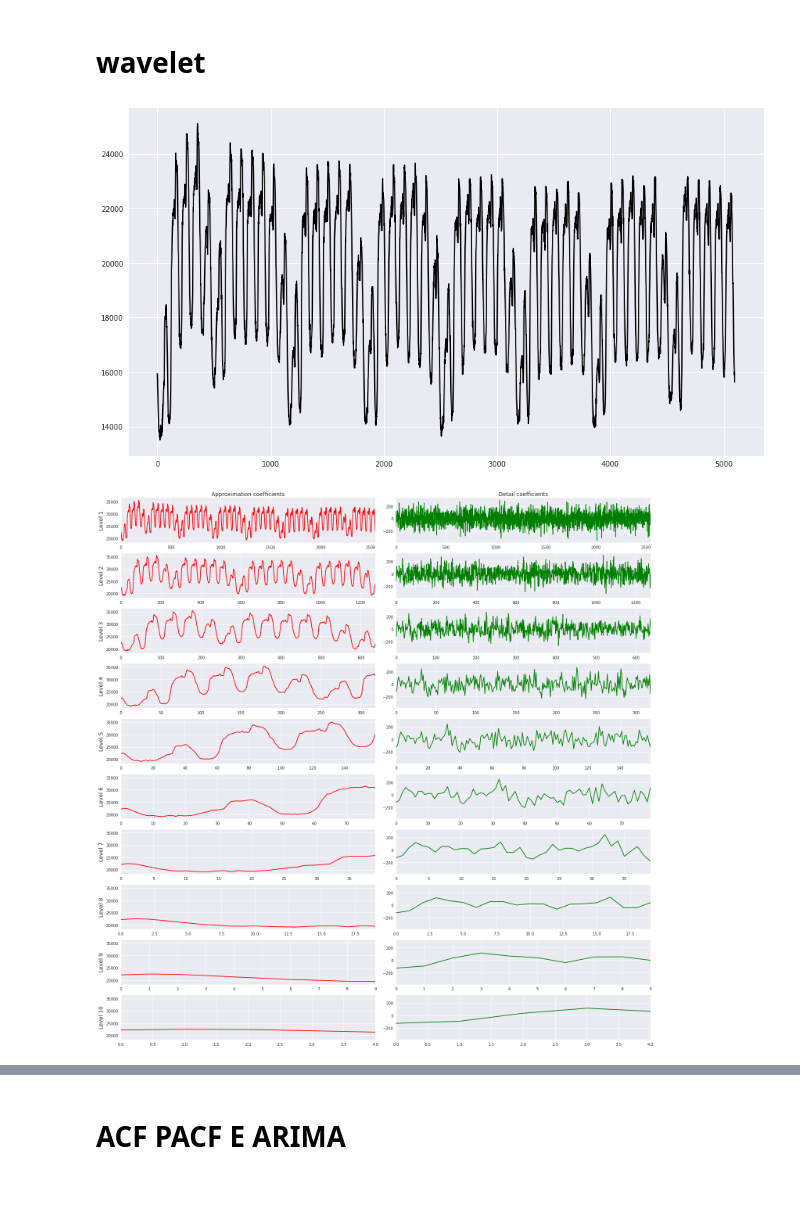
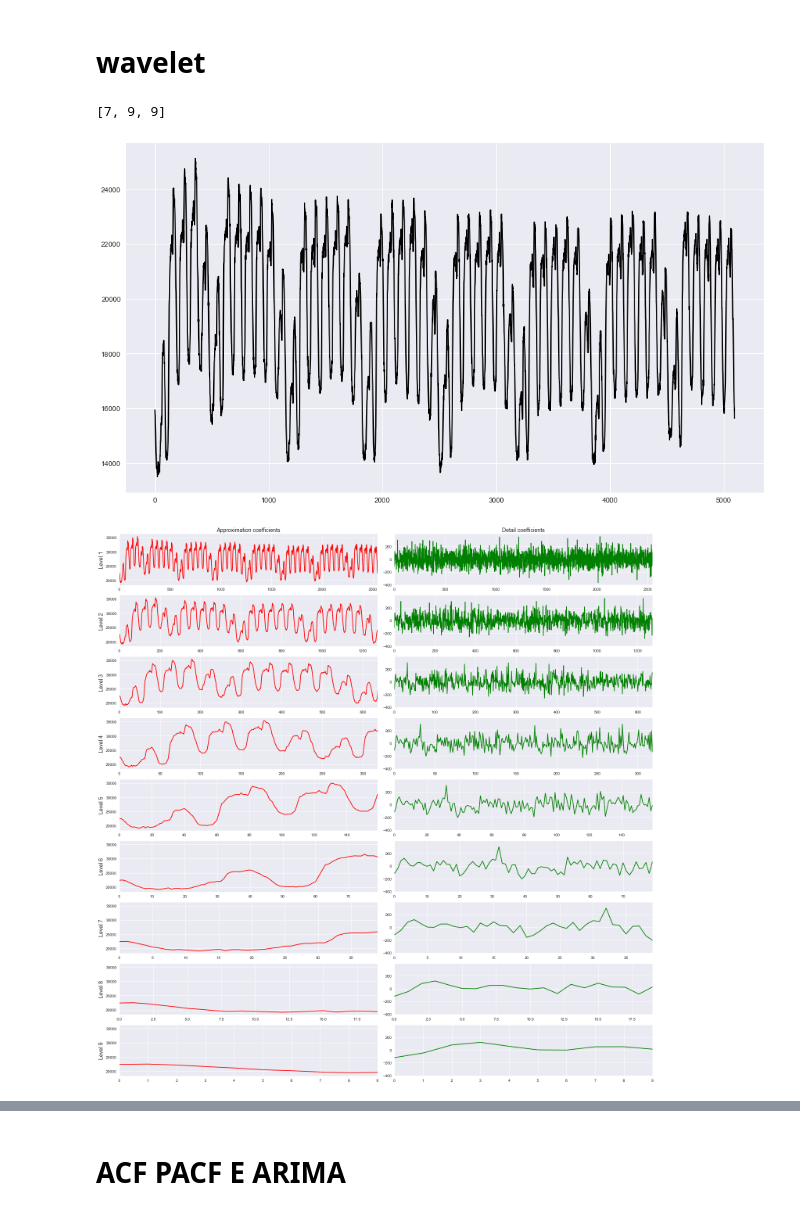
Before and after one commit to Nuelam9/Report-2, a Jupyter notebook: Codice.ipynb, the cells around one changed output, grey strips where cells are left out. Cells and saved outputs as stored; diff of their text form; code cells hidden in the pictures.

Commit message:
wavelet_denoising func updates

```diff
--- a/Codice.ipynb
+++ b/Codice.ipynb
@@ -419,36 +420,12 @@ plt.ylim(0, 0.0001);
 # %% [markdown]
 # wavelet
-# %%
-t = Electric.Seconds[:5096].values / (15*60)
-data = Vol_shift[:5096].values
-data = Electric.Load[:5096]
-
-plt.plot(t, data, c='k')
-plt.show()
-
-waveletname = 'sym5' #  'sym5' #'coif5'  #
-
-levels=10
-dec=2
-fig, axarr = plt.subplots(nrows=levels, ncols=2, figsize=(20,20))
-for ii in range(levels):
-    (globals()['data_l%d' %(ii + 1)], globals()['c_l%d' %(ii + 1)]) = pywt.dwt(data, waveletname)
-    axarr[ii, 0].plot(globals()['data_l%d' %(ii + 1)], 'r')
-    axarr[ii, 0].set_xlim(t[0]//dec,t[-1]//dec)
-    axarr[ii, 1].plot(globals()['c_l%d' %(ii + 1)], 'g')
-    axarr[ii, 1].set_xlim(t[0]//dec,t[-1]//dec)
-    axarr[ii, 0].set_ylabel("Level {}".format(ii + 1), fontsize=14, rotation=90)
-    #axarr[ii, 0].set_yticklabels([])
-    dec=dec*2
-    if ii == 0:
-        axarr[ii, 0].set_title("Approximation coefficients", fontsize=14)
-        axarr[ii, 1].set_title("Detail coefficients", fontsize=14)
-    #axarr[ii, 1].set_yticklabels([])
-plt.tight_layout()
-plt.show()
-# %% [output]
-[figure, removed]
-[figure, removed]
+# %%
+print([pywt.dwt_max_level(5096, wavelet) for wavelet in ['coif5', 'sym4', 'sym5']])
+wavelet_denoising(df=Electric[:5096], waveletname='sym4')
+# %% [output]
+[7, 9, 9]
+[figure, added]
+[figure, added]
 # %%
 plt.hist(c_l2, bins='auto')
 # %% [output]
```
Also changed, not shown: parts of 19 cells of this notebook, 1 other file.
